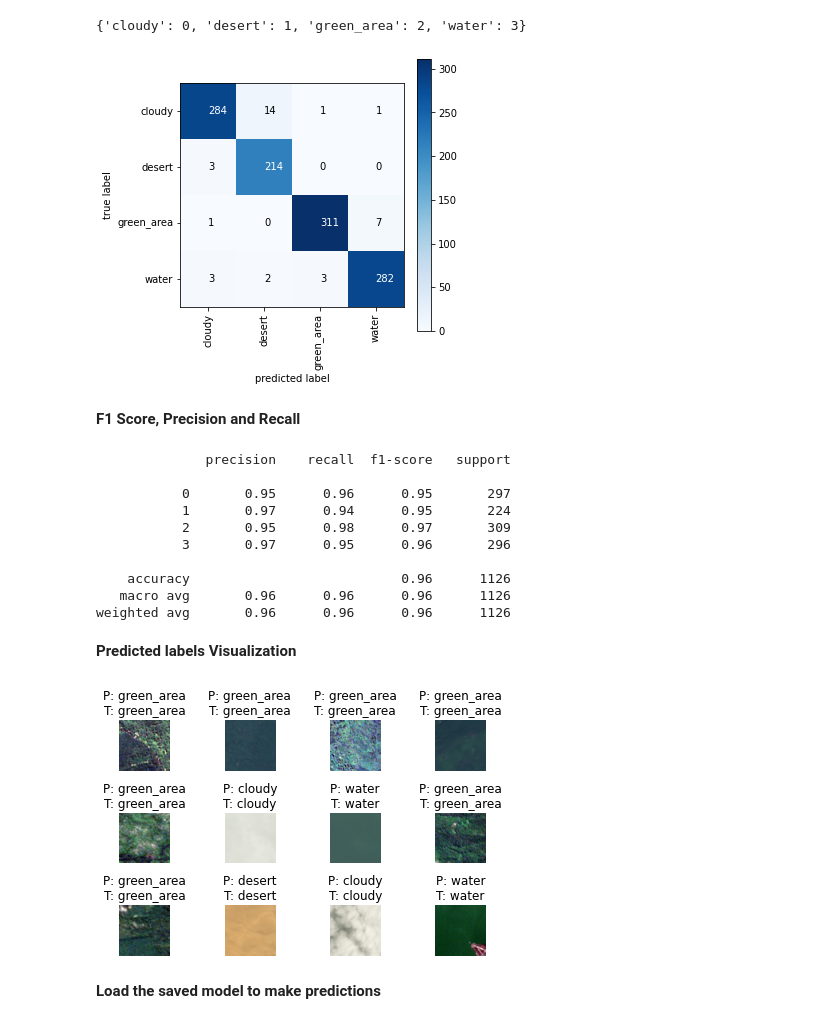
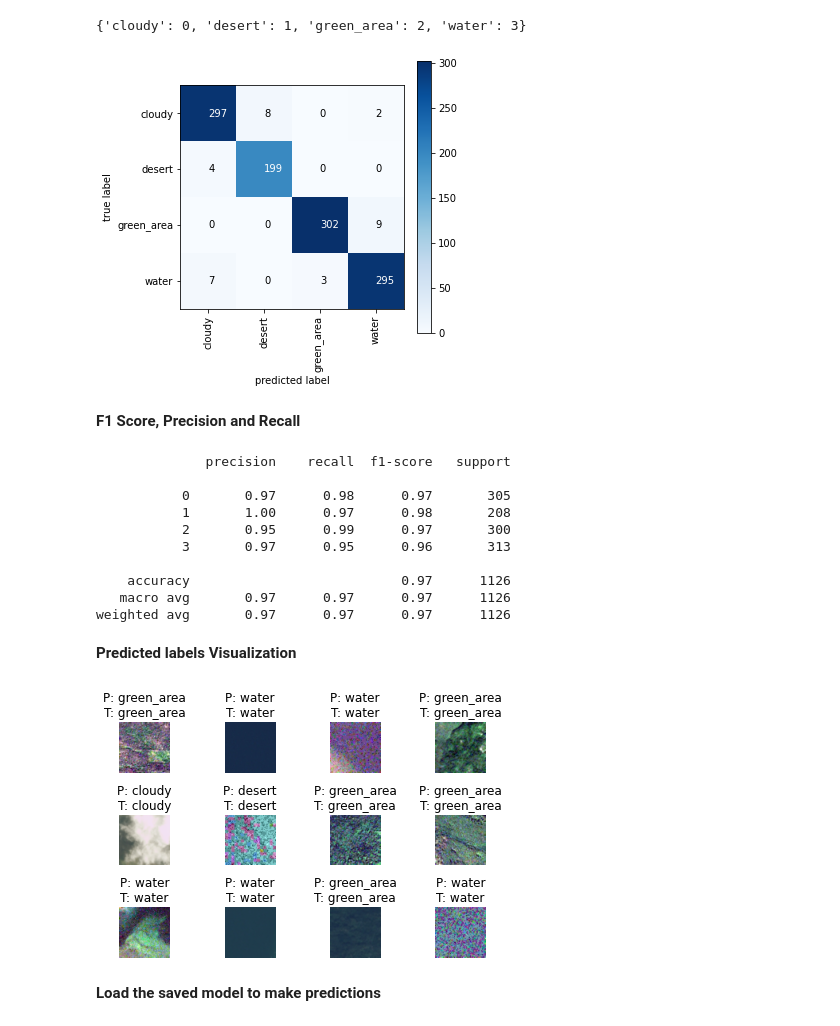
Before and after one commit to preetichouhan025/Remote-Sensing-Imagery-Analysis, a Jupyter notebook: Satellite_RSI-CB256_Dataset/Satellite_Image_VGG_Training3.ipynb, the cells around one changed output. Cells and saved outputs as stored; diff of their text form; code cells hidden in the pictures.

Commit message:
Phase 3 training for Satellite Dataset with VGG16_bn

```diff
--- a/Satellite_RSI-CB256_Dataset/Satellite_Image_VGG_Training3.ipynb
+++ b/Satellite_RSI-CB256_Dataset/Satellite_Image_VGG_Training3.ipynb
@@ -36,7 +36,7 @@ file_name = "satellite_dataset"
 # %% [markdown]
 **Load the datasets into train_loader, validation loader and test loader**
 # %%
-train_loader, test_loader, valid_loader, data = load_data(root_dir, test_split=0.2, val_split=0.2, batch_size=32, input_size=[64,64])
+train_loader, test_loader, valid_loader, data = load_data(root_dir, test_split=0.2, val_split=0.1, batch_size=32, input_size=[64,64])
 # %%
 # checking the train loader dataset information
 for images, labels in train_loader:
@@ -235,26 +236,26 @@ print(label_encoding)
 # %%
 # label_encoding = {'cloudy': 0, 'desert': 1, 'green_area': 2, 'water': 3}  # assign to a variable as it will be needed while prediciting
 # %%
-confusion_matrix = compute_confusion_matrix(model = model, data_loader = test_loader, device=torch.device('cuda'))
+confusion_matrix = compute_confusion_matrix(model = model, data_loader = test_loader, device=torch.device('cpu'))
 plot_confusion_matrix(confusion_matrix, class_names = class_dict.values())
 plt.show()
 # %% [output]
-[figure, old version]
+[figure, new version]
 # %% [markdown]
 **F1 Score, Precision and Recall**
 # %%
-print(compute_classification_report(test_loader, model, device=torch.device('cuda') ))
+print(compute_classification_report(test_loader, model, device=torch.device('cpu') ))
 # %% [output]
               precision    recall  f1-score   support
 
-           0       0.95      0.96      0.95       297
-           1       0.97      0.94      0.95       224
-           2       0.95      0.98      0.97       309
-           3       0.97      0.95      0.96       296
+           0       0.97      0.98      0.97       305
+           1       1.00      0.97      0.98       208
+           2       0.95      0.99      0.97       300
+           3       0.97      0.95      0.96       313
 
-    accuracy                           0.96      1126
-   macro avg       0.96      0.96      0.96      1126
-weighted avg       0.96      0.96      0.96      1126
+    accuracy                           0.97      1126
+   macro avg       0.97      0.97      0.97      1126
+weighted avg       0.97      0.97      0.97      1126
 # %% [markdown]
 **Predicted labels Visualization**
 # %%
@@ -263,7 +264,7 @@ unnormalizer = UnNormalize((0.5, 0.5, 0.5), (0.5, 0.5, 0.5))
 
 show_examples(model=model, data_loader=test_loader, unnormalizer=unnormalizer, class_dict=class_dict)
 # %% [output]
-[figure, old version]
+[figure, new version]
 # %% [markdown]
 **Load the saved model to make predictions**
 # %%
```
Also changed, not shown: parts of 8 cells of this notebook.
